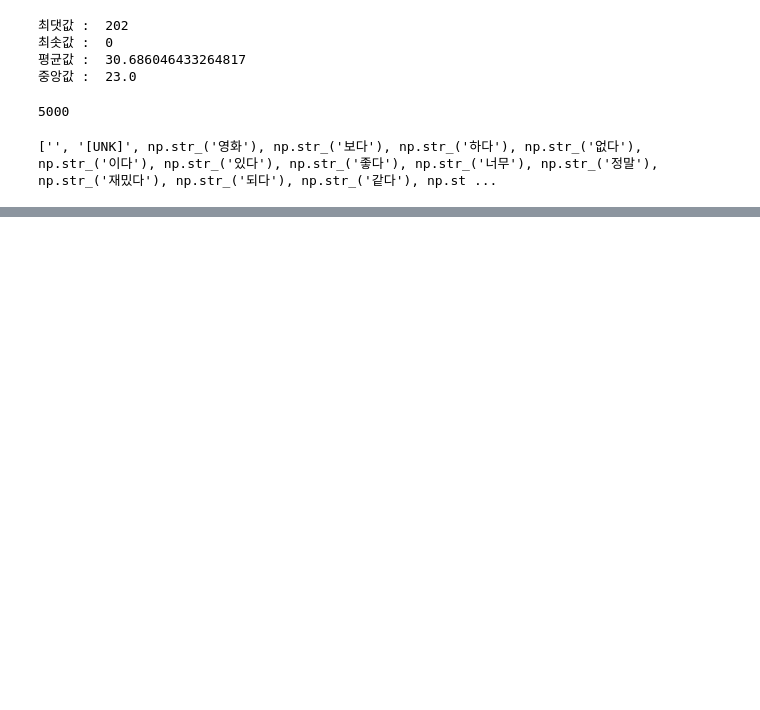
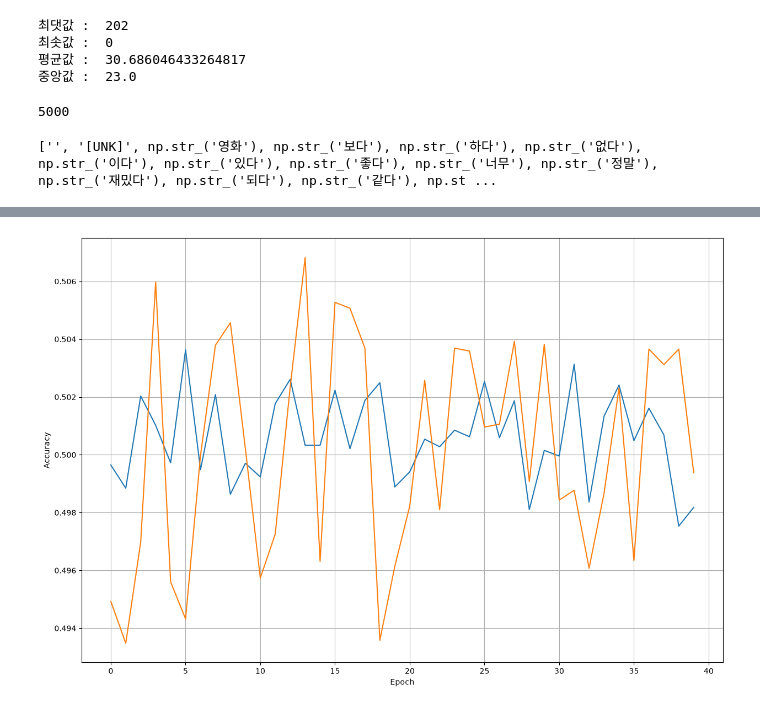
Before and after one commit to hongjinkong/study, a Jupyter notebook: deep learning/ex06)RNN계열실습_네이버영화리뷰데이터.ipynb, the cells around one changed output, grey strips where cells are left out. Drawn from its saved outputs; the diff is of its cells as text; code cells hidden in the pictures; blank space fills up the shorter version.

```diff
--- a/deep learning/ex06)RNN계열실습_네이버영화리뷰데이터.ipynb
+++ b/deep learning/ex06)RNN계열실습_네이버영화리뷰데이터.ipynb
@@ -473,0 +455,4 @@ X_train_vec = vectorizer(X_train_clean)
+# %%
+# 수치화 (토큰 -> 숫자 변환)  ※ .cpu().numpy() 로 numpy 배열로 변환
+X_train_vec = vectorizer(X_train_clean).cpu().numpy()
+X_test_vec  = vectorizer(X_test_clean).cpu().numpy()
@@ -484,0 +497,32 @@ X_test_vec = vectorizer(X_test_clean)
+# %%
+# 모델 구조 설계
+# 뼈대 생성
+model = Sequential()
+
+# 입력층
+model.add(InputLayer(shape=(30,1)))
+# 30번의 순환횟수 (리뷰 1개는 30개의 토큰이 순서대로 입력된다)
+# 1번의 순환이 이루어질때 몇개의 정보가 들어가나요 -> 토큰1개는 정수 1개
+
+# 중간층
+model.add(SimpleRNN(units=64))
+
+# 출력층
+model.add(Dense(units=1, activation='sigmoid'))
+# %%
+# 2. 학습 방법 및 평가 방법 설정
+model.compile(
+    loss = 'binary_crossentropy',
+    optimizer = 'adam',
+    metrics = ['accuracy']
+)
+# %%
+# 3.학습
+h = model.fit(
+    X_train_vec,
+    y_train_clean,
+    epochs=40,
+    batch_size=128,
+    validation_split=0.2,
+    callbacks=[GCCallback()]
+)
@@ -484,0 +547,11 @@ X_test_vec = vectorizer(X_test_clean)
+# %%
+# 학습결과 시각화
+plt.figure(figsize=(15, 10))
+plt.plot(h.history['accuracy'], label='acc')
+plt.plot(h.history['val_accuracy'], label='val_acc')
+plt.grid(True)
+plt.xlabel('Epoch')
+plt.ylabel('Accuracy')
+plt.show()
+# %% [output]
+[figure, added]
```
Also changed, not shown: parts of 24 cells of this notebook, 2 other files.
